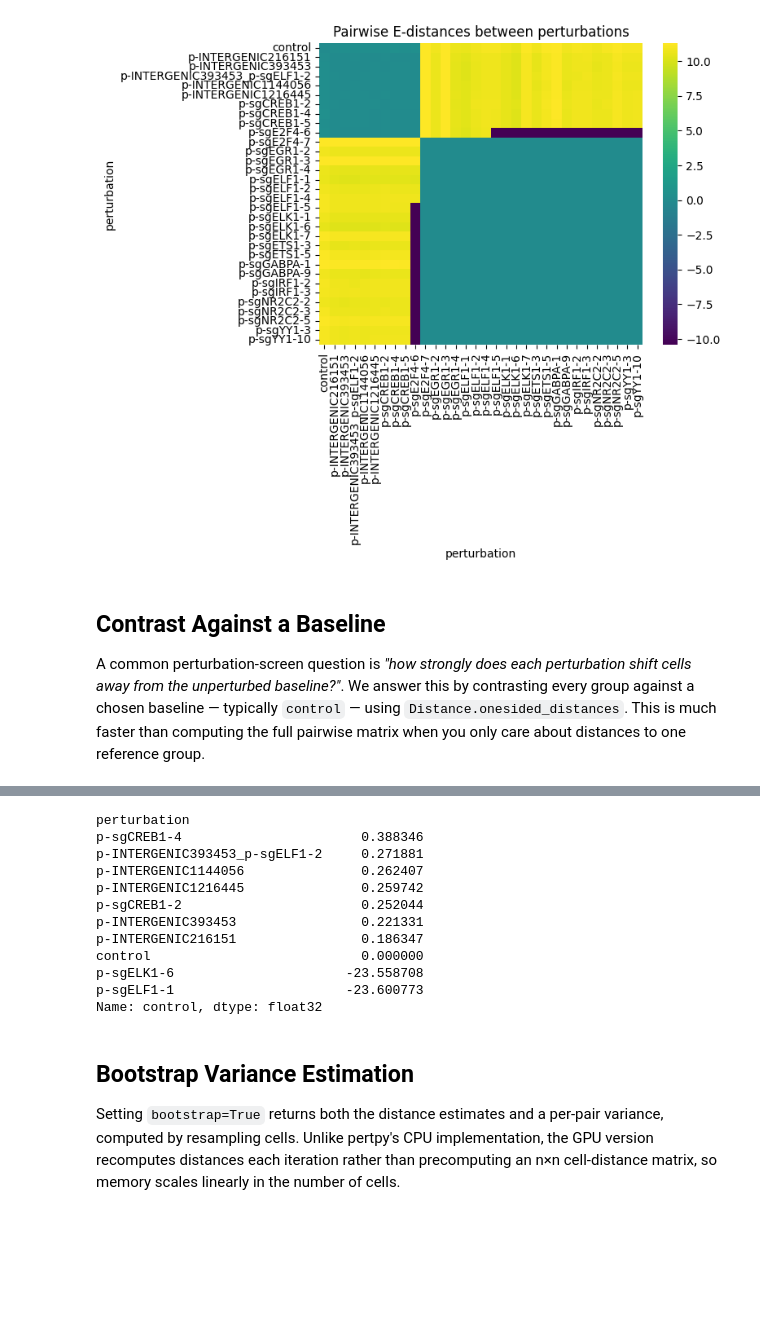
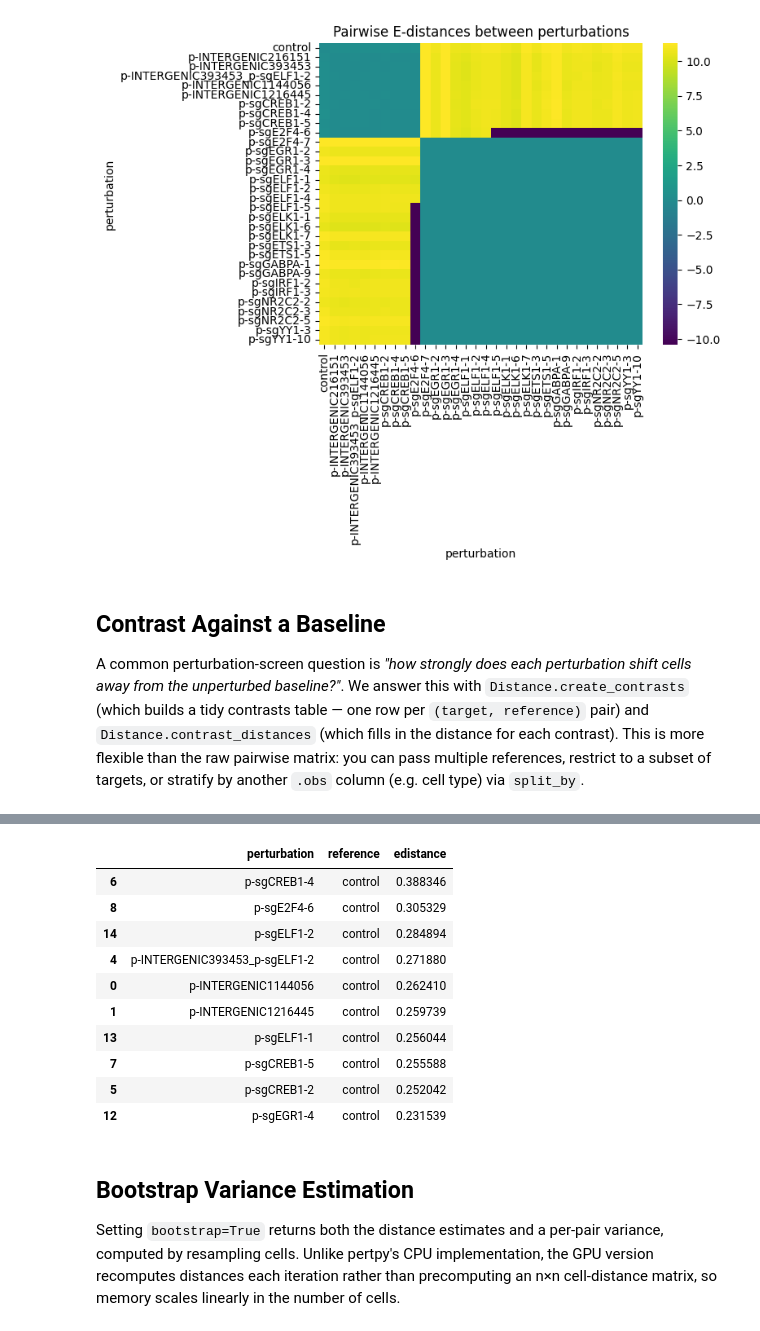
Before and after one commit to scverse/rapids_singlecell-notebooks, a Jupyter notebook: 05_pertpy.ipynb, the cells around one changed output, grey strips where cells are left out. Drawn from its saved outputs; the diff is of its cells as text; code cells hidden in the pictures; blank space fills up the shorter version.

Commit message:
add contrast
Signed-off-by: Lukas Heumos <lukas.heumos@posteo.net>

```diff
--- a/05_pertpy.ipynb
+++ b/05_pertpy.ipynb
@@ -70,13 +68,13 @@ plt.show()
 ## Contrast Against a Baseline
 
 A common perturbation-screen question is *"how strongly does each perturbation shift cells away from the unperturbed baseline?"*.
-We answer this by contrasting every group against a chosen baseline — typically `control` — using `Distance.onesided_distances`.
-This is much faster than computing the full pairwise matrix when you only care about distances to one reference group.
+We answer this with `Distance.create_contrasts` (which builds a tidy contrasts table — one row per `(target, reference)` pair) and `Distance.contrast_distances` (which fills in the distance for each contrast).
+This is more flexible than the raw pairwise matrix: you can pass multiple references, restrict to a subset of targets, or stratify by another `.obs` column (e.g. cell type) via `split_by`.
 # %%
 %%time
-baseline = "control"
-contrast = distance.onesided_distances(
-    adata, groupby="perturbation", selected_group=baseline
+contrasts = rsc.ptg.Distance.create_contrasts(
+    adata, groupby="perturbation", selected_group="control"
 )
-contrast.sort_values(ascending=False).head(10)
+result = distance.contrast_distances(adata, contrasts=contrasts)
+result.sort_values("edistance", ascending=False).head(10)
 # %% [output]
@@ -85,15 +83,14 @@ Wall time: 8.02 ms
-perturbation
-p-sgCREB1-4                       0.388346
-p-INTERGENIC393453_p-sgELF1-2     0.271881
-p-INTERGENIC1144056               0.262407
-p-INTERGENIC1216445               0.259742
-p-sgCREB1-2                       0.252044
-p-INTERGENIC393453                0.221331
-p-INTERGENIC216151                0.186347
-control                           0.000000
-p-sgELK1-6                      -23.558708
-p-sgELF1-1                      -23.600773
-Name: control, dtype: float32
+|  | perturbation | reference | edistance |
+| 6 | p-sgCREB1-4 | control | 0.388346 |
+| 8 | p-sgE2F4-6 | control | 0.305329 |
+| 14 | p-sgELF1-2 | control | 0.284894 |
+| 4 | p-INTERGENIC393453_p-sgELF1-2 | control | 0.271880 |
+| 0 | p-INTERGENIC1144056 | control | 0.262410 |
+| 1 | p-INTERGENIC1216445 | control | 0.259739 |
+| 13 | p-sgELF1-1 | control | 0.256044 |
+| 7 | p-sgCREB1-5 | control | 0.255588 |
+| 5 | p-sgCREB1-2 | control | 0.252042 |
+| 12 | p-sgEGR1-4 | control | 0.231539 |
 # %% [markdown]
 ## Bootstrap Variance Estimation
 
```
Also changed, not shown: parts of 4 cells of this notebook.
